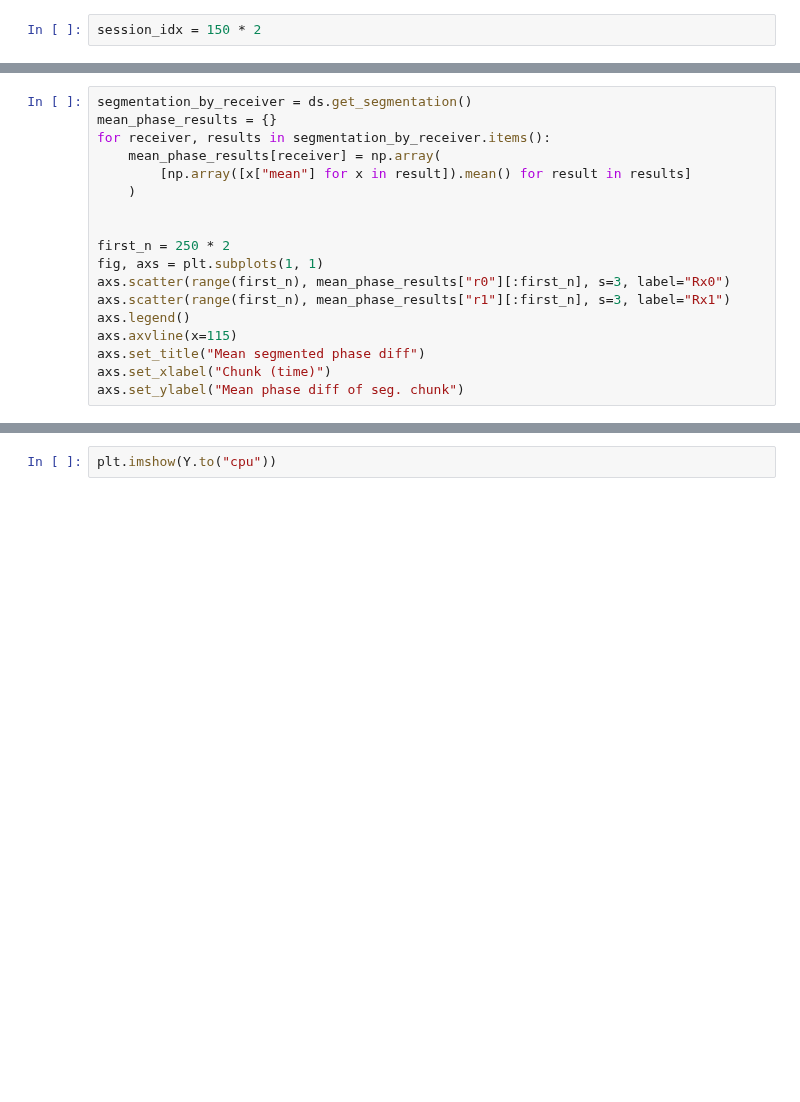
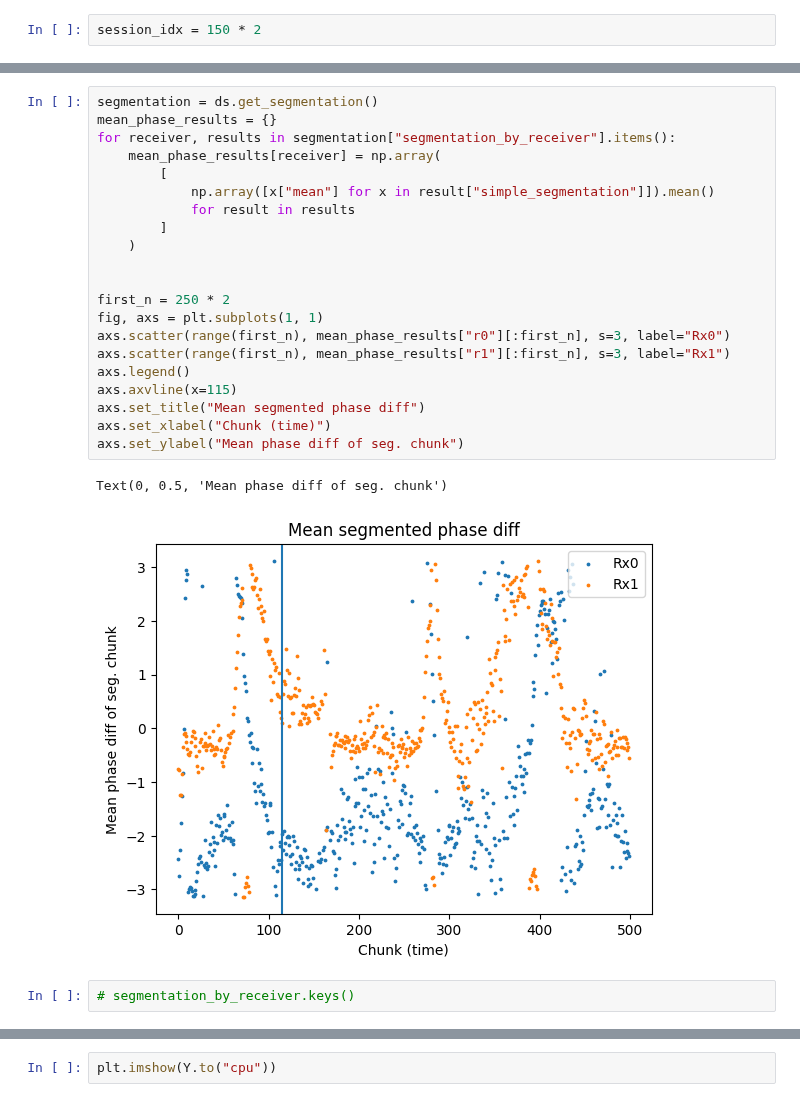
Before and after one commit to misko/spf, a Jupyter notebook: spf/notebooks/ v5_dataset.ipynb, the cells around one changed output, grey strips where cells are left out. Cells and saved outputs as stored; diff of their text form; blank space fills up the shorter version.

```diff
--- a/spf/notebooks/ v5_dataset.ipynb
+++ b/spf/notebooks/ v5_dataset.ipynb
@@ -121,19 +98,27 @@ fig.set_tight_layout(True)
 # %%
-segmentation_by_receiver = ds.get_segmentation()
+segmentation = ds.get_segmentation()
 mean_phase_results = {}
-for receiver, results in segmentation_by_receiver.items():
+for receiver, results in segmentation["segmentation_by_receiver"].items():
     mean_phase_results[receiver] = np.array(
-        [np.array([x["mean"] for x in result]).mean() for result in results]
+        [
+            np.array([x["mean"] for x in result["simple_segmentation"]]).mean()
+            for result in results
+        ]
     )
 
 
 first_n = 250 * 2
 fig, axs = plt.subplots(1, 1)
 axs.scatter(range(first_n), mean_phase_results["r0"][:first_n], s=3, label="Rx0")
 axs.scatter(range(first_n), mean_phase_results["r1"][:first_n], s=3, label="Rx1")
 axs.legend()
 axs.axvline(x=115)
 axs.set_title("Mean segmented phase diff")
 axs.set_xlabel("Chunk (time)")
 axs.set_ylabel("Mean phase diff of seg. chunk")
+# %% [output]
+Text(0, 0.5, 'Mean phase diff of seg. chunk')
+[figure, added]
+# %%
+# segmentation_by_receiver.keys()
 # %%
```
Also changed, not shown: parts of 39 cells of this notebook, 4 other files.
